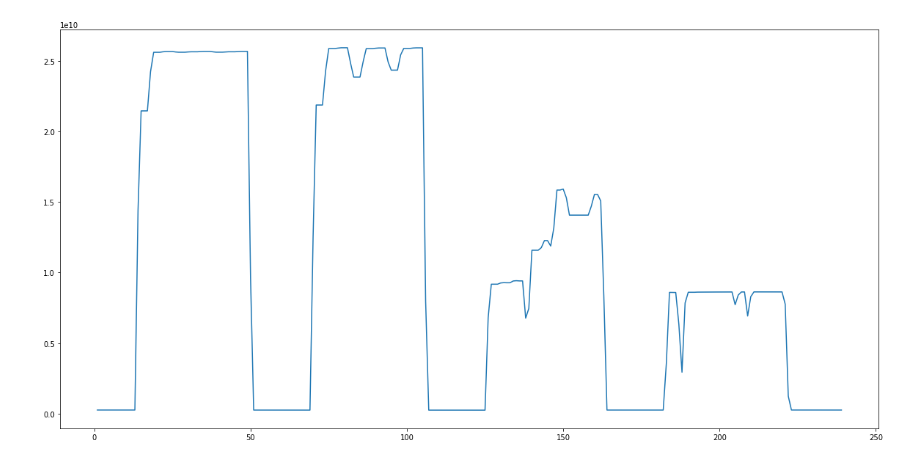
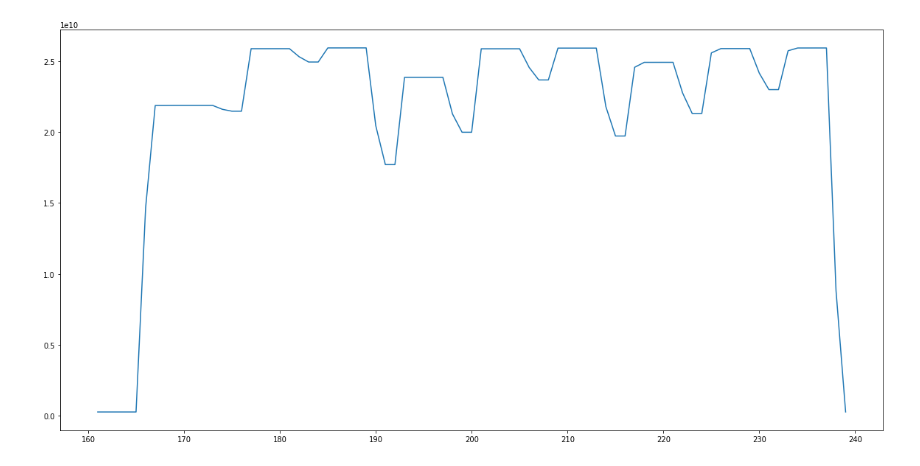
Before and after one commit to ShinsakuOkazaki/master-thesis, a Jupyter notebook: project/rust_knn_streaming/analysis/Untitled.ipynb, the cells around one changed output. Saved outputs shown, nothing was run; the diff lists cells and outputs as text; code cells hidden in the pictures.

```diff
--- a/project/rust_knn_streaming/analysis/Untitled.ipynb
+++ b/project/rust_knn_streaming/analysis/Untitled.ipynb
@@ -2,6 +2,3 @@
 import numpy as np
 import pandas as pd
 import matplotlib.pyplot as plt
-# %%
-with open("b3-s1-deep_b3-s1-arc_b3-s2-deep_b3-s2-arc.csv", "r") as f:
-    file = [s.strip().split(",") for s in f.readlines()]
@@ -28,9 +5,16 @@ file
 # %%
-df = pd.DataFrame(file)
-header = df.iloc[0]
+dfs = {}
+for m in ['deep', 'arc']:
+    for s in ['s1', 's2']:
+        with open("ganglia-b3-" + s + "-" + m + ".csv", "r") as f:
+            file = [s.strip().split(",") for s in f.readlines()]
+            df = pd.DataFrame(file)
+            header = df.iloc[0]
 
-df = df[1:]
-df.columns = header
-type_map = {"Timestamp": "datetime64[ns]"}
-for h in header[1:]:
-    type_map[h] = "float"
+            df = df[1:]
+            df.columns = header
+            type_map = {"Timestamp": "datetime64[ns]"}
+            for h in header[1:]:
+                type_map[h] = "float"
+            df = df.astype(type_map)
+            dfs[m + "-" + s] = df
@@ -48,6 +43,6 @@ df.head()
 # %%
 fig, ax = plt.subplots(figsize = (20, 10))
-ax.plot(df['Use\\g'])
+ax.plot(dfs["arc-s1"]['Use\\g'][160:])
 plt.show()
 # %% [output]
-[figure, old version]
+[figure, new version]
```
Also changed, not shown: parts of 13 cells of this notebook, 22 other files.
